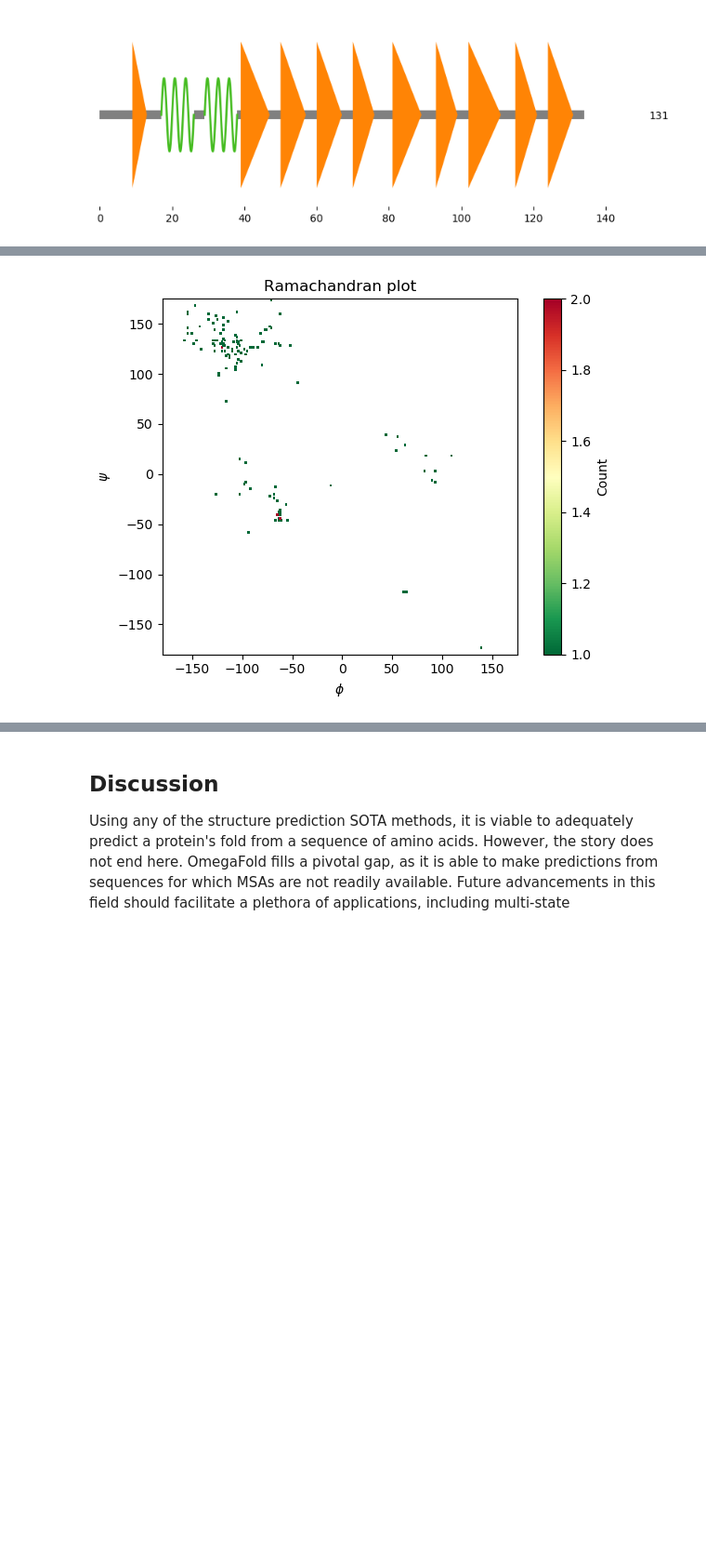
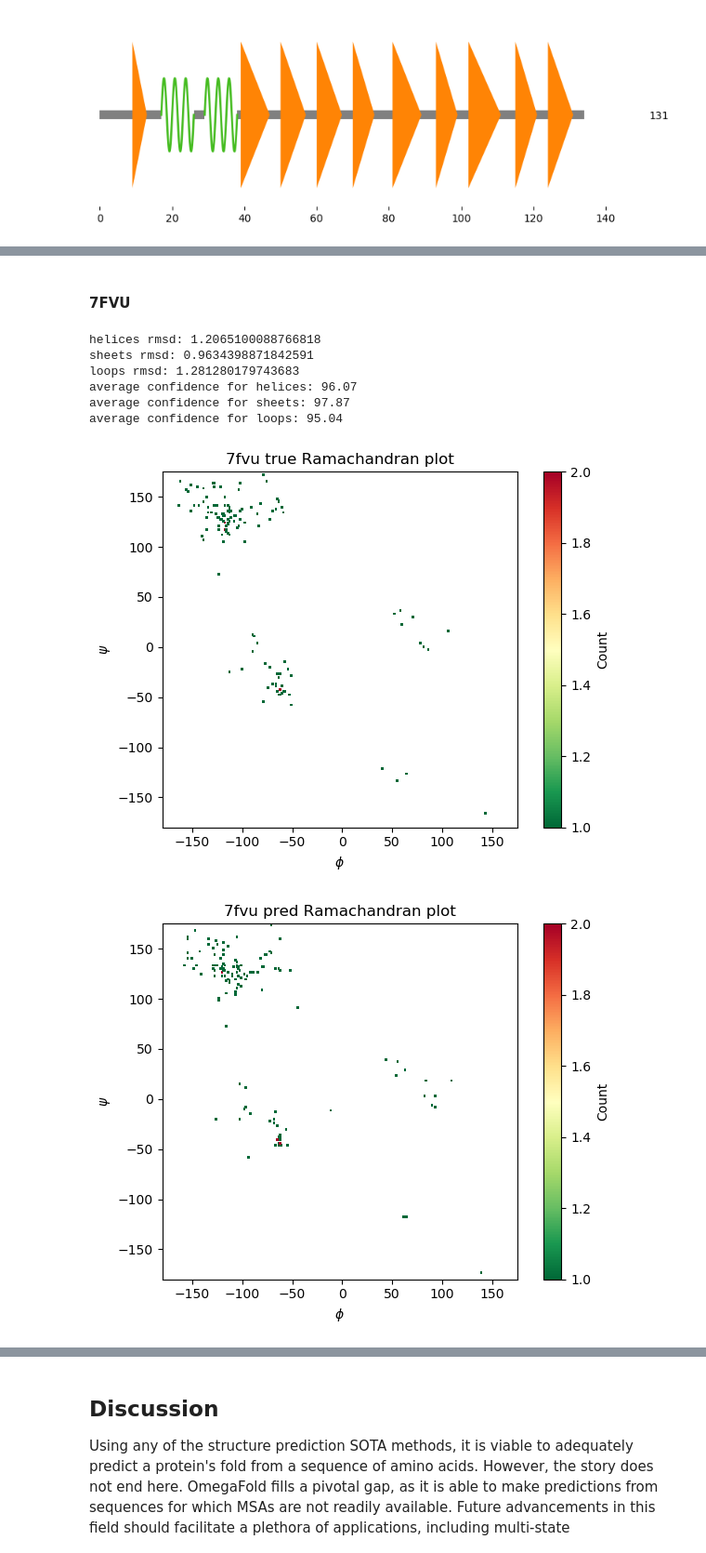
Before and after one commit to volkamerlab/CADDSeminar_2023, a Jupyter notebook: notebooks/T03_proteinfolding/T03_proteinfolding.ipynb, the cells around one changed output, grey strips where cells are left out. Shown at 93% size. Cells and saved outputs as stored; diff of their text form; code cells hidden in the pictures; blank space fills up the shorter version.

```diff
--- a/notebooks/T03_proteinfolding/T03_proteinfolding.ipynb
+++ b/notebooks/T03_proteinfolding/T03_proteinfolding.ipynb
@@ -275,6 +269,7 @@ chosen (1-3).
 # %% [markdown]
 In the next cell we will be defining some functions and classes that will be used later in the talktorial. The purpose as well as a step by step description of how the functions work are commented into the code itself. Note that most of the codes use rudimentary features from the libraries we rely on such as `biotite` and `biopython`. Thus, a lot of the code is copied over from the library docs, as they are examples of how to use said features. Furthermore, some original code was developed to complete the intended functionality for this talktorial.
 # %%
+# importing the functions and the classes we will be needing
 from Bio.PDB import *
 import nglview as nv
 import numpy as np
@@ -287,6 +282,8 @@ import biotite.structure.io as strucio
 import biotite.structure as struc
 import statistics
 
+# As mentioned in the cell above, some functions/classes have been copied from the respective package documentations
+
 # Create 'FeaturePlotter' subclasses
 # for drawing the secondary structure features
 class HelixPlotter(graphics.FeaturePlotter):
@@ -295,6 +292,7 @@ class HelixPlotter(graphics.FeaturePlotter):
         pass
 
     # Check whether this class is applicable for drawing a feature
+    # That is, if the residue belongs to a helix
     def matches(self, feature):
         if feature.key == "SecStr":
             if "sec_str_type" in feature.qual:
@@ -326,13 +324,15 @@ class HelixPlotter(graphics.FeaturePlotter):
         )
 
 
+# Similar to the classes above
 class SheetPlotter(graphics.FeaturePlotter):
 
     def __init__(self, head_width=0.8, tail_width=0.5):
         self._head_width = head_width
         self._tail_width = tail_width
 
-
+    # Check whether this class is applicable for drawing a feature
+    # That is, if the residue belongs to a sheet
     def matches(self, feature):
         if feature.key == "SecStr":
             if "sec_str_type" in feature.qual:
@@ -340,6 +340,7 @@ class SheetPlotter(graphics.FeaturePlotter):
                     return True
         return False
 
+    # The drawing function itself
     def draw(self, axes, feature, bbox, loc, style_param):
         x = bbox.x0
         y = bbox.y0 + bbox.height/2
@@ -347,7 +348,7 @@ class SheetPlotter(graphics.FeaturePlotter):
         dy = 0
 
         if  loc.defect & seq.Location.Defect.MISS_RIGHT:
-            # If the feature extends into the prevoius or next line
+            # If the feature extends into the previous or next line
             # do not draw an arrow head
             draw_head = False
         else:
@@ -366,6 +367,7 @@ class SheetPlotter(graphics.FeaturePlotter):
 # and visualize it
 def visualize_secondary_structure(sse, first_id):
 
+    # convert a, b, c annotations to helix, sheet and loop (else)
     def _add_sec_str(annotation, first, last, str_type):
         if str_type == "a":
             str_type = "helix"
@@ -418,26 +420,29 @@ def find_secondary_structures_RMSDs(structure_true, structure_pred, sse):
         cnt = 0
         # iterate the residues simultaneously, cnt is used for assertion
         for t, p in zip(structure_true['A'].get_residues(), structure_pred['A'].get_residues()):
+            # boundary check
             if cnt >= len(sse):
                 break
+            # Extracts the current secondary structure's atomic coordinates from the structure
             if sse[cnt] == a:
                 true_coords.extend([i.coord for i in t.get_atoms()])
                 pred_coords.extend([i.coord for i in p.get_atoms()])
             cnt += 1
         # here we correct for when the prediction gets a few atoms short of the target or create a few more
         discrepancy = len(true_coords) - len(pred_coords)
+        # correct for misalignment between true and pred and the other way around but clipping
         if discrepancy >= 0:
             for i in range(discrepancy):
-                pred_coords.append([0,0,0])
+                true_coords.pop()
         else:
             for i in range(-discrepancy):
-                true_coords.append([0,0,0])
+                pred_coords.pop()
         true_coords = np.array(true_coords)
         pred_coords = np.array(pred_coords)
 
         # This to calculate the RMSD for the given atoms against their counterparts in the original
         diff = true_coords - pred_coords
-        print(f'{a} rmsd: {np.sqrt(sum(sum(diff**2))/true_coords.shape[0])}')
+        print(f'{"helices" if a == "a" else ("sheets" if a == "b" else "loops")} rmsd: {np.sqrt(sum(sum(diff**2))/true_coords.shape[0])}')
 
 
 # A helper function to obtain the atom position prediction median confidence for
@@ -447,8 +452,10 @@ def find_secondary_structure_median_confidences(structure_pred, sse):
         factors = []
         cnt = 0
         for p in structure_pred['A'].get_residues():
+            # boundary check
             if cnt >= len(sse):
                 break
+            # Extracts the current secondary structure's atomic coordinates from the structure
             if sse[cnt] == a:
                 factors.extend([i.get_bfactor() for i in p.get_atoms()])
             cnt += 1
@@ -457,7 +464,7 @@ def find_secondary_structure_median_confidences(structure_pred, sse):
 
 
 # A helper function to plot a Ramachandran plot given a pdb file
-def plot_ramachandran_plot(path):
+def plot_ramachandran_plot(path, name):
     # Code source: Patrick Kunzmann
     # License: BSD 3 clause
 
@@ -486,6 +493,6 @@ def plot_ramachandran_plot(path):
     ax.set_ylim(-180, 175)
     ax.set_xlabel(r"$\phi$")
     ax.set_ylabel(r"$\psi$")
-    ax.set_title("Ramachandran plot")
+    ax.set_title(f"{name} Ramachandran plot")
     figure.tight_layout()
     plt.show()
@@ -552,5 +546,5 @@ plot_ramachandran_plot("output/0th chain.pdb")
 # %% [markdown]
 Here we do the same as above for another structure.
 # %%
-structure_true = PDBParser().get_structure("true", "data/7fvu.pdb")[0]
-structure_pred = PDBParser().get_structure("pred", "output/7FVU_1|Chain A|Fatty acid-binding protein, adipocyte|Homo sapiens (9606).pdb")[0]
+structure_true_7fvu = PDBParser().get_structure("true", "data/7fvu.pdb")[0]
+structure_pred_7fvu = PDBParser().get_structure("pred", "output/7FVU_1|Chain A|Fatty acid-binding protein, adipocyte|Homo sapiens (9606).pdb")[0]
@@ -572,7 +570,7 @@ cea.rms
 # %%
 array = strucio.load_structure("data/7fvu.pdb")
-sse = struc.annotate_sse(array, chain_id="A")
-visualize_secondary_structure(sse, array.res_id[0])
+sse_7fvu = struc.annotate_sse(array, chain_id="A")
+visualize_secondary_structure(sse_7fvu, array.res_id[0])
 plt.show()
 # %% [output]
 [figure]
@@ -597,4 +597,16 @@ plot_ramachandran_plot("data/7fvu.pdb")
+# %% [markdown]
+#### 7FVU
 # %%
-plot_ramachandran_plot("output/7FVU_1|Chain A|Fatty acid-binding protein, adipocyte|Homo sapiens (9606).pdb")
+find_secondary_structures_RMSDs(structure_true_7fvu, structure_pred_7fvu, sse_7fvu)
+find_secondary_structure_median_confidences(structure_pred_7fvu, sse_7fvu)
+plot_ramachandran_plot("data/7fvu.pdb", "7fvu true")
+plot_ramachandran_plot("output/7FVU_1|Chain A|Fatty acid-binding protein, adipocyte|Homo sapiens (9606).pdb", "7fvu pred")
 # %% [output]
+helices rmsd: 1.2065100088766818
+sheets rmsd: 0.9634398871842591
+loops rmsd: 1.281280179743683
+average confidence for helices: 96.07
+average confidence for sheets: 97.87
+average confidence for loops: 95.04
-[figure, old version]
+[figure, new version]
+[figure, added]
```
Also changed, not shown: parts of 44 cells of this notebook, 2 other files.
